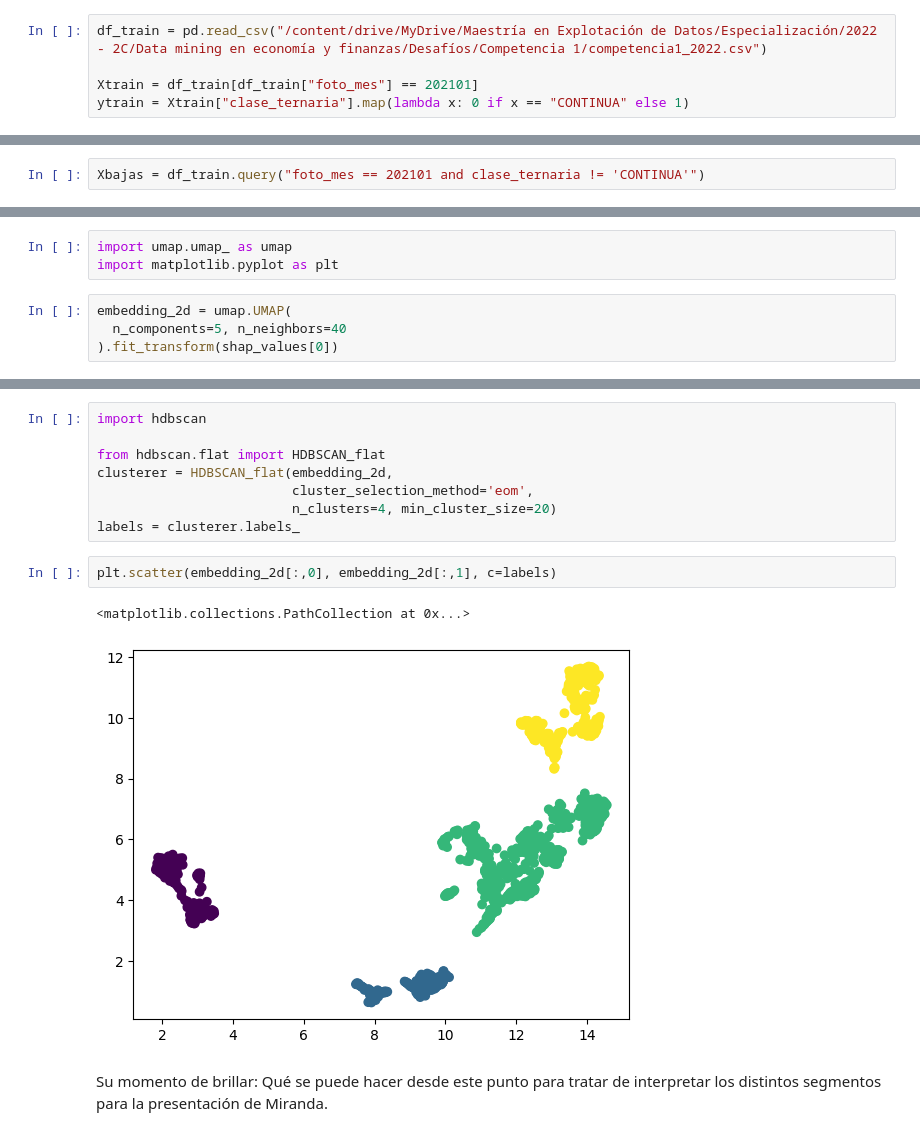
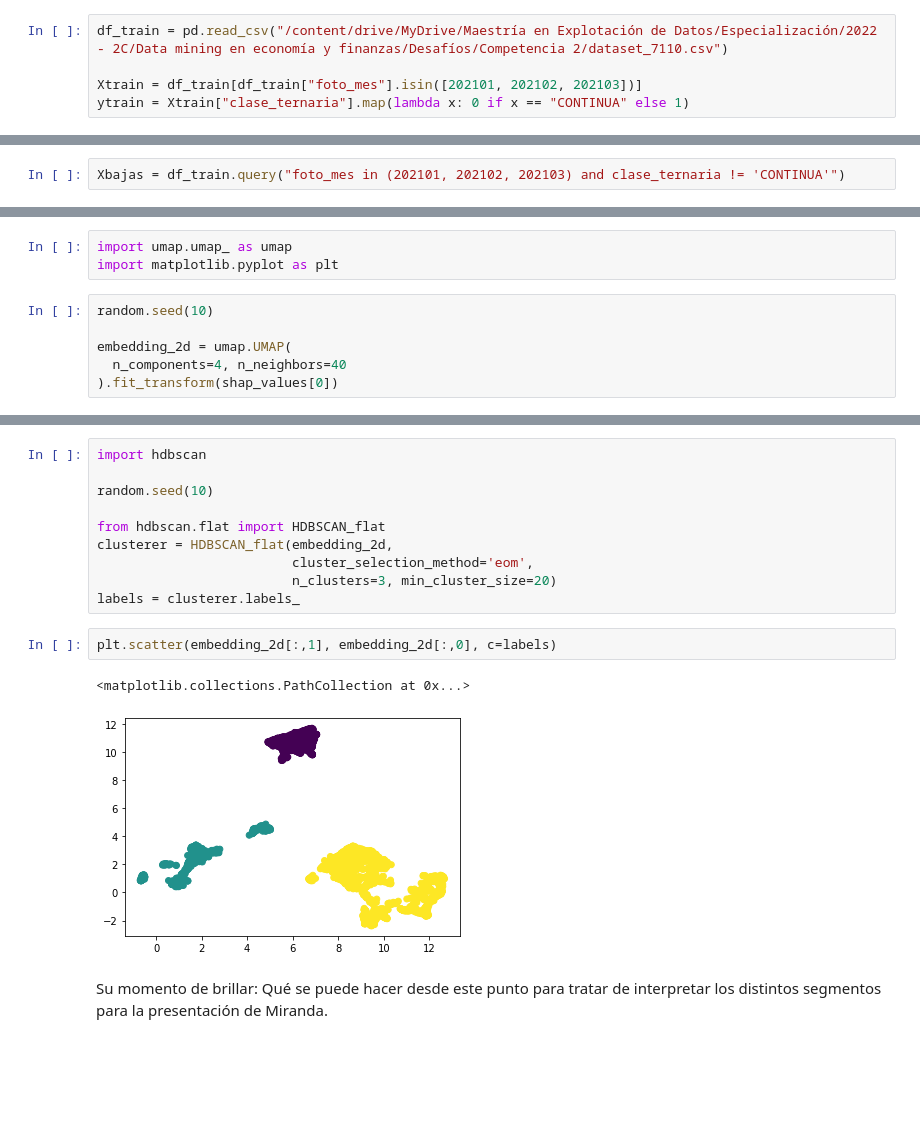
Before and after one commit to lhtrevisani/labo, a Jupyter notebook: src/monday/z1001_SHAP.ipynb, the cells around one changed output, grey strips where cells are left out. Cells and saved outputs as stored; diff of their text form; blank space fills up the shorter version.

```diff
--- a/src/monday/z1001_SHAP.ipynb
+++ b/src/monday/z1001_SHAP.ipynb
@@ -21,14 +21,14 @@ drive.mount('/content/drive')
 # %% [output]
 Drive already mounted at /content/drive; to attempt to forcibly remount, call drive.mount("/content/drive", force_remount=True).
 # %%
-df_train = pd.read_csv("/content/drive/MyDrive/Maestría en Explotación de Datos/Especialización/2022 - 2C/Data mining en economía y finanzas/Desafíos/Competencia 1/competencia1_2022.csv")
+df_train = pd.read_csv("/content/drive/MyDrive/Maestría en Explotación de Datos/Especialización/2022 - 2C/Data mining en economía y finanzas/Desafíos/Competencia 2/dataset_7110.csv")
 
-Xtrain = df_train[df_train["foto_mes"] == 202101]
+Xtrain = df_train[df_train["foto_mes"].isin([202101, 202102, 202103])]
 ytrain = Xtrain["clase_ternaria"].map(lambda x: 0 if x == "CONTINUA" else 1)
 # %% [markdown]
 Separamos también todos los casos de **BAJAS+1** y **BAJAS+2**
 # %%
-Xbajas = df_train.query("foto_mes == 202101 and clase_ternaria != 'CONTINUA'")
+Xbajas = df_train.query("foto_mes in (202101, 202102, 202103) and clase_ternaria != 'CONTINUA'")
 # %% [markdown]
 Y nos deshacemos del target y limpiamos un poco la memoria.
 # %%
@@ -182,8 +183,10 @@ Requirement already satisfied: typing-extensions>=3.6.4 in /usr/local/lib/python
 import umap.umap_ as umap
 import matplotlib.pyplot as plt
 # %%
+random.seed(10)
+
 embedding_2d = umap.UMAP(
-  n_components=5, n_neighbors=40
+  n_components=4, n_neighbors=40
 ).fit_transform(shap_values[0])
 # %%
 plt.scatter(embedding_2d[:,0], embedding_2d[:,1])
@@ -204,17 +207,19 @@ Requirement already satisfied: scikit-learn>=0.20 in /usr/local/lib/python3.7/di
 Requirement already satisfied: threadpoolctl>=2.0.0 in /usr/local/lib/python3.7/dist-packages (from scikit-learn>=0.20->hdbscan) (3.1.0)
 # %%
 import hdbscan
+
+random.seed(10)
 
 from hdbscan.flat import HDBSCAN_flat
 clusterer = HDBSCAN_flat(embedding_2d,
                          cluster_selection_method='eom',
-                         n_clusters=4, min_cluster_size=20)
+                         n_clusters=3, min_cluster_size=20)
 labels = clusterer.labels_
 # %%
-plt.scatter(embedding_2d[:,0], embedding_2d[:,1], c=labels)
+plt.scatter(embedding_2d[:,1], embedding_2d[:,0], c=labels)
 # %% [output]
 <matplotlib.collections.PathCollection at 0x...>
-[figure, old version]
+[figure, new version]
 # %% [markdown]
 Su momento de brillar: Qué se puede hacer desde este punto para tratar de interpretar los distintos segmentos para la presentación de Miranda.
 # %%
```
Also changed, not shown: parts of 19 cells of this notebook.
